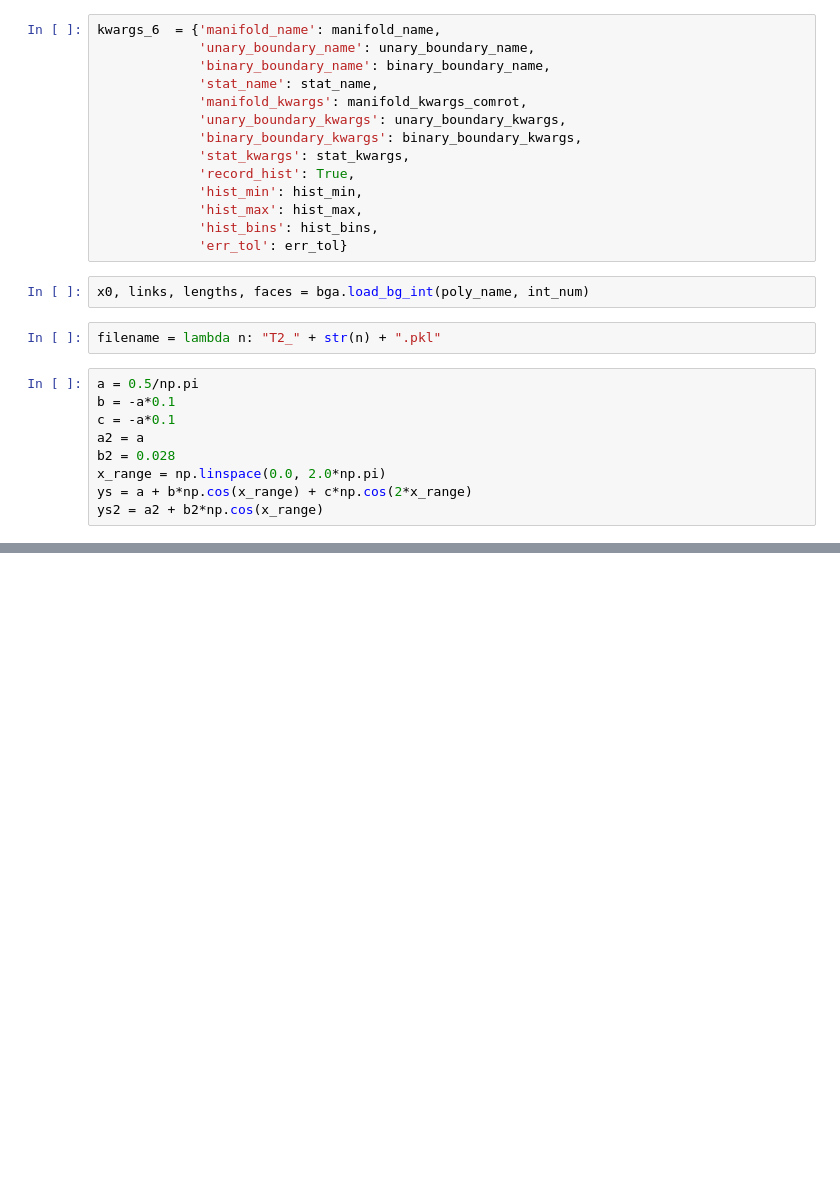
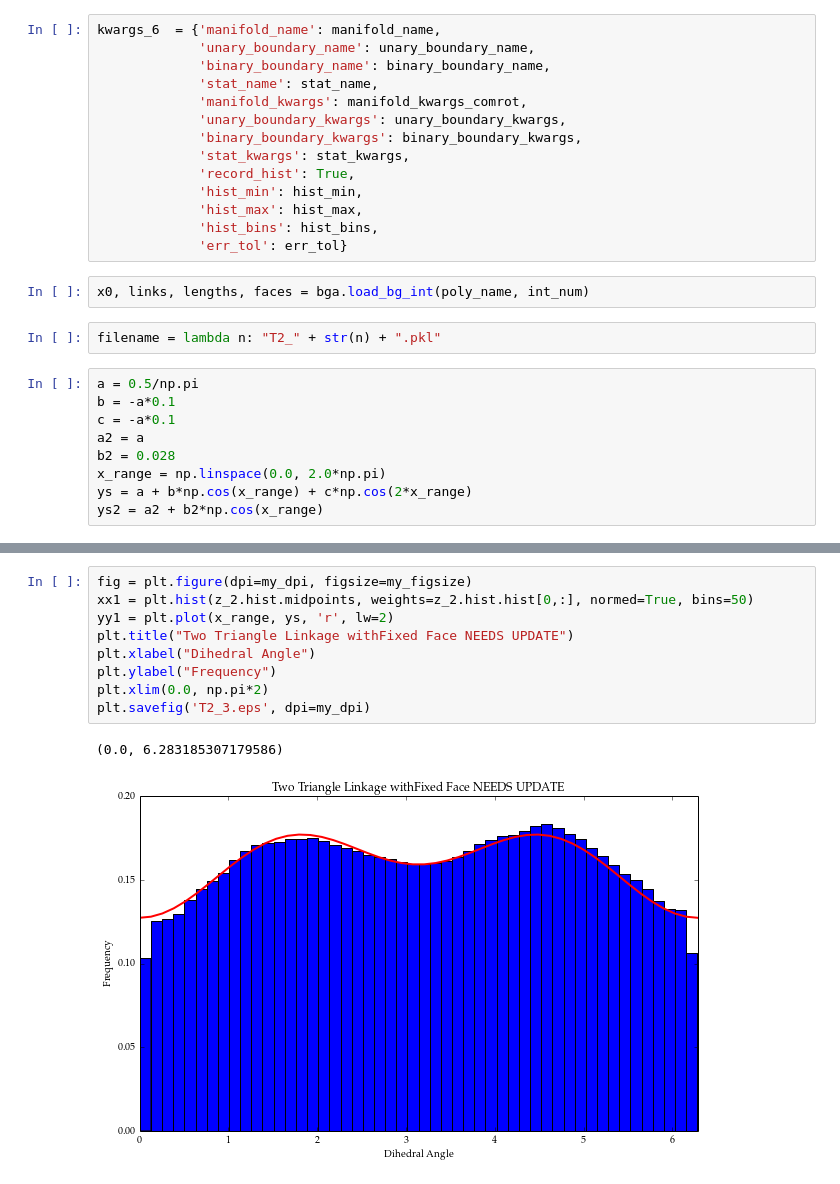
Before and after one commit to Danie1Johnson/research, a Jupyter notebook: BGMRBM T2 thesis.ipynb, the cells around one changed output, grey strips where cells are left out. Drawn from its saved outputs; the diff is of its cells as text; blank space fills up the shorter version.

```diff
--- a/BGMRBM T2 thesis.ipynb
+++ b/BGMRBM T2 thesis.ipynb
@@ -200,3 +216,15 @@ else:
+# %%
+fig = plt.figure(dpi=my_dpi, figsize=my_figsize)
+xx1 = plt.hist(z_2.hist.midpoints, weights=z_2.hist.hist[0,:], normed=True, bins=50)
+yy1 = plt.plot(x_range, ys, 'r', lw=2)
+plt.title("Two Triangle Linkage withFixed Face NEEDS UPDATE")
+plt.xlabel("Dihedral Angle")
+plt.ylabel("Frequency")
+plt.xlim(0.0, np.pi*2)
+plt.savefig('T2_3.eps', dpi=my_dpi)
+# %% [output]
+(0.0, 6.283185307179586)
+[figure, added]
 # %%
 if os.path.isfile(filename(4)):
     print "Reading z_4 from file..."
```
Also changed, not shown: parts of 13 cells of this notebook, 6 other files.
